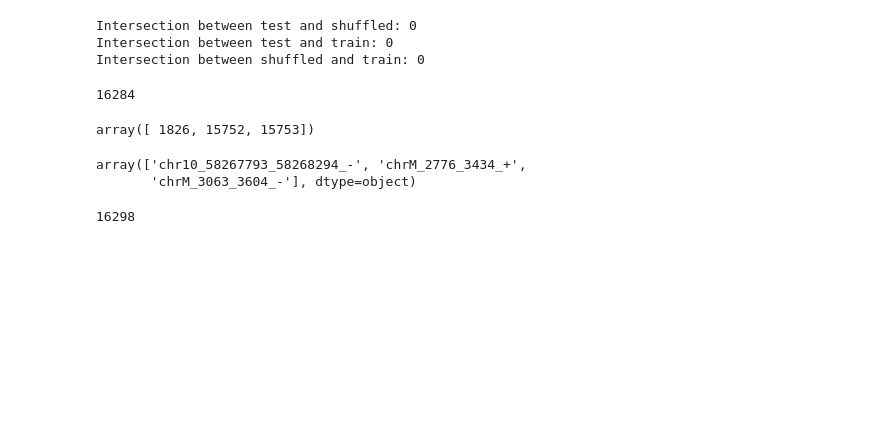
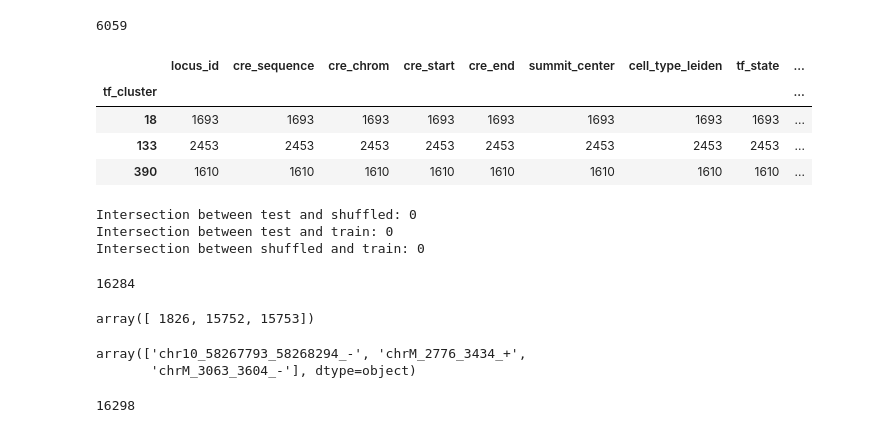
Before and after one commit to dorzhey/tf_diffusion, a Jupyter notebook: data_preprocessing/tf_data.ipynb, the cells around one changed output. Cells and saved outputs as stored; diff of their text form; code cells hidden in the pictures; blank space fills up the shorter version.

```diff
--- a/data_preprocessing/tf_data.ipynb
+++ b/data_preprocessing/tf_data.ipynb
@@ -27,3 +97,15 @@ df
+# %%
+newdf['locus_id'].nunique()
+# %% [output]
+6059
+# %%
+newdf.groupby('tf_cluster').count()
+# %% [output]
+|  | locus_id | cre_sequence | cre_chrom | cre_start | cre_end | summit_center | cell_type_leiden | tf_state | ... |
+| tf_cluster |  |  |  |  |  |  |  |  | ... |
+| 18 | 1693 | 1693 | 1693 | 1693 | 1693 | 1693 | 1693 | 1693 | ... |
+| 133 | 2453 | 2453 | 2453 | 2453 | 2453 | 2453 | 2453 | 2453 | ... |
+| 390 | 1610 | 1610 | 1610 | 1610 | 1610 | 1610 | 1610 | 1610 | ... |
 # %%
 import random
 # %%
```
Also changed, not shown: parts of 5 cells of this notebook, 7 other files.
